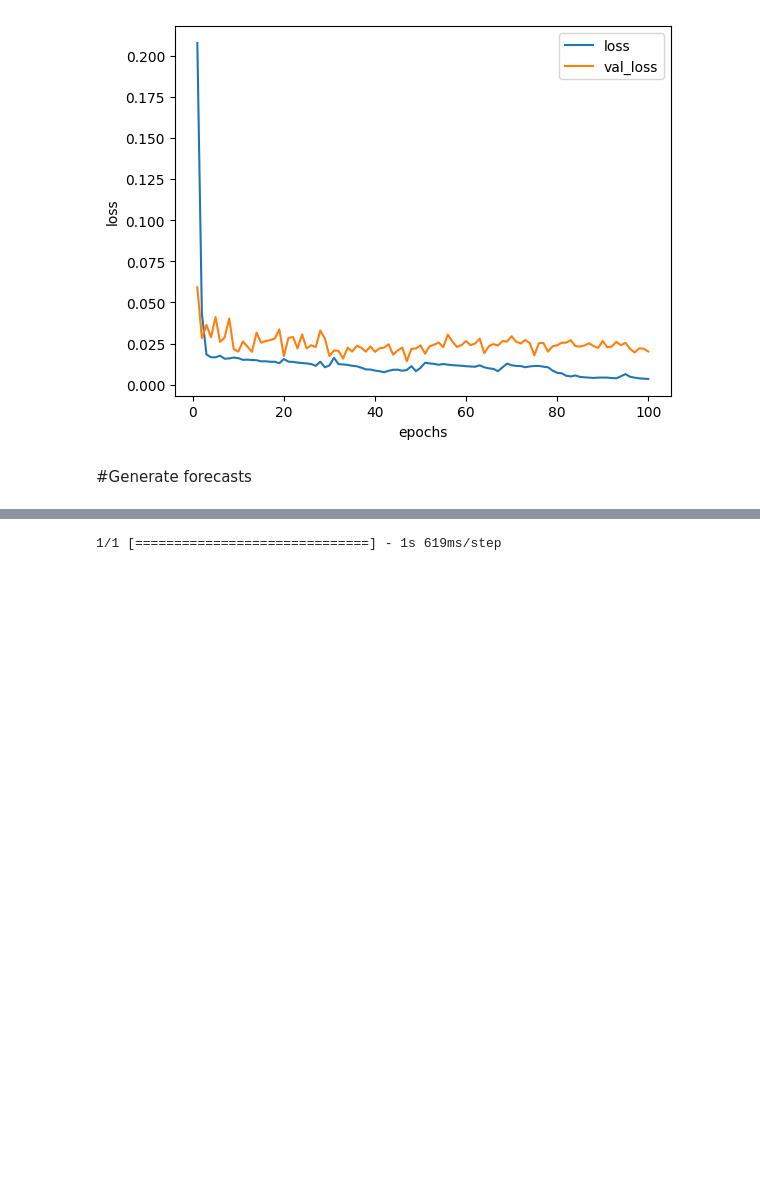
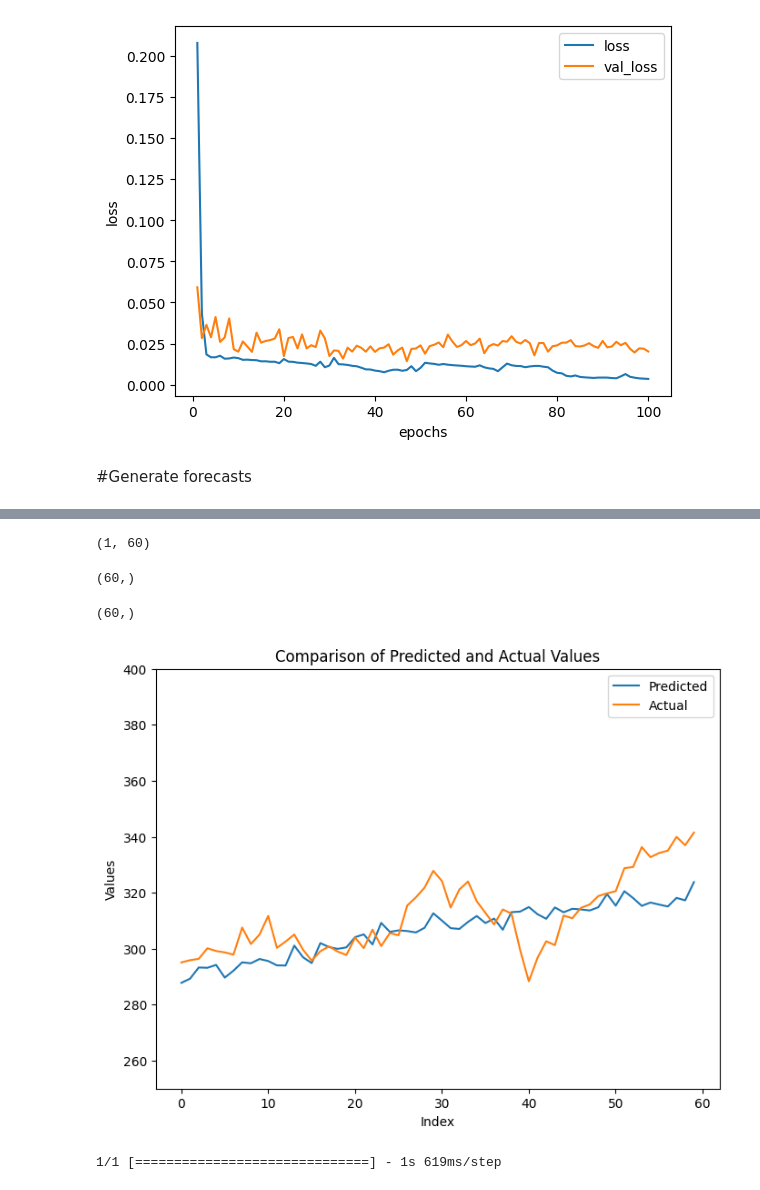
Before and after one commit to ngoinhaoto/timeSeriesChallenge2, a Jupyter notebook: TimeSeriesChallenge2.ipynb, the cells around one changed output, grey strips where cells are left out. Cells and saved outputs as stored; diff of their text form; code cells hidden in the pictures; blank space fills up the shorter version.

```diff
--- a/TimeSeriesChallenge2.ipynb
+++ b/TimeSeriesChallenge2.ipynb
@@ -330,3 +330,7 @@ plotLossGraph(history)
 [figure]
 # %% [markdown]
 #Generate forecasts
+# %%
+predict = meta_model.predict(meta_X_test[-1 : : ])
+predict = scaler.inverse_transform(predict)
+predict
@@ -332,0 +350,6 @@ plotLossGraph(history)
+# %%
+check_pred = meta_y_test[-1 : : ]
+# check_pred = scaler.inverse_transform(check_pred)
+check_pred = check_pred.reshape(-1 , 1)
+check_pred = scaler.inverse_transform(check_pred)
+check_pred
@@ -333,3 +374,37 @@ plotLossGraph(history)
+# %%
+predict.shape
+# %% [output]
+(1, 60)
+# %%
+check_pred.shape
+check_pred = check_pred.flatten()
+check_pred.shape
+# %% [output]
+(60,)
+# %%
+predict = predict.flatten()
+predict.shape
+# %% [output]
+(60,)
+# %%
+import matplotlib.pyplot as plt
+import numpy as np
+
+# Assuming predict and check_pred are arrays/lists of the same length
+predict = np.array(predict)  # Convert predict to numpy array if it's not already
+check_pred = np.array(check_pred)  # Convert check_pred to numpy array if it's not already
+
+plt.figure(figsize=(8, 6))
+plt.plot(predict, label='Predicted')
+plt.plot(check_pred, label='Actual')
+plt.xlabel('Index')
+plt.ylabel('Values')
+plt.title('Comparison of Predicted and Actual Values')
+plt.legend()
+plt.ylim(250, 400)  # Setting the y-axis limits from 0 to 340
+plt.show()
+# %% [output]
+[figure, added]
 # %%
 meta_lookback = meta_dataset[-n_lookback:]
 
```
Also changed, not shown: parts of 2 cells of this notebook, 1 other file.
